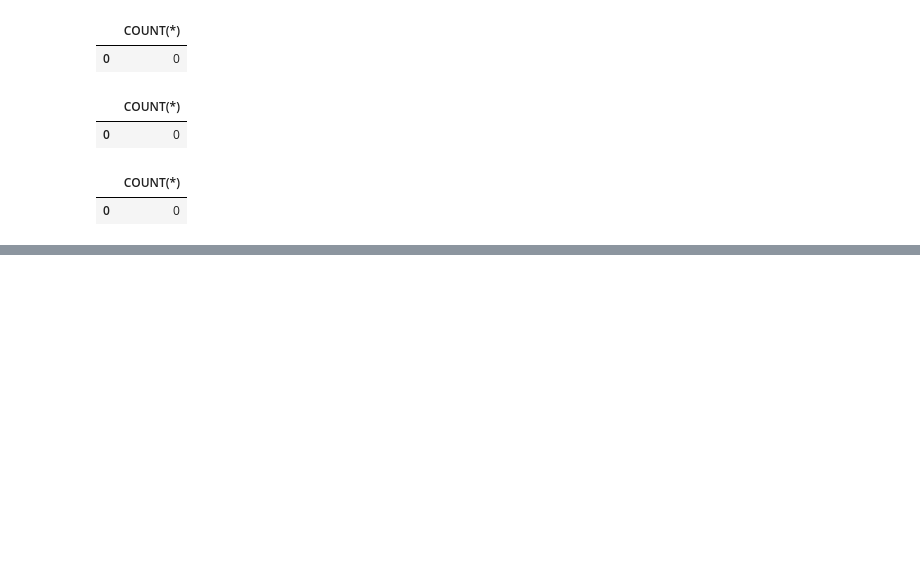
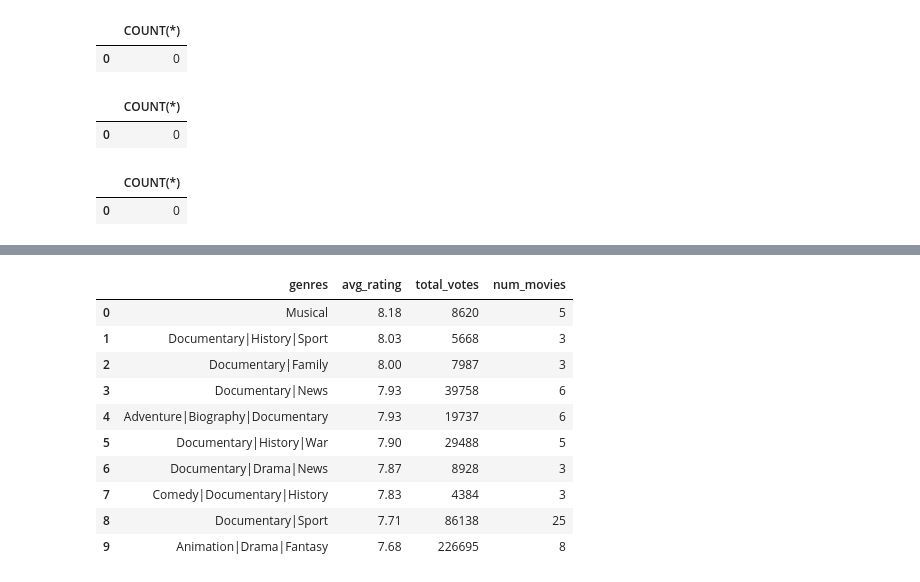
Before and after one commit to elrayoo0/Phase2_group_project, a Jupyter notebook: emma.ipynb, the cells around one changed output, grey strips where cells are left out. Saved outputs shown, nothing was run; the diff lists cells and outputs as text; code cells hidden in the pictures; blank space fills up the shorter version.

```diff
--- a/emma.ipynb
+++ b/emma.ipynb
@@ -190,0 +275,24 @@ pd.read_sql("""SELECT COUNT(*)
+# %%
+pd.read_sql("""SELECT
+            genres, ROUND(AVG(averagerating),2) AS avg_rating, SUM(numvotes) AS total_votes, COUNT(original_title) AS num_movies
+            FROM movie_basics
+            JOIN movie_ratings
+                ON movie_basics.movie_id= movie_ratings.movie_id
+            WHERE numvotes > 1000
+            GROUP BY genres
+            HAVING COUNT(original_title) > 2
+            ORDER BY avg_rating DESC
+            LIMIT 10;
+""", conn)
+# %% [output]
+|  | genres | avg_rating | total_votes | num_movies |
+| 0 | Musical | 8.18 | 8620 | 5 |
+| 1 | Documentary|History|Sport | 8.03 | 5668 | 3 |
+| 2 | Documentary|Family | 8.00 | 7987 | 3 |
+| 3 | Documentary|News | 7.93 | 39758 | 6 |
+| 4 | Adventure|Biography|Documentary | 7.93 | 19737 | 6 |
+| 5 | Documentary|History|War | 7.90 | 29488 | 5 |
+| 6 | Documentary|Drama|News | 7.87 | 8928 | 3 |
+| 7 | Comedy|Documentary|History | 7.83 | 4384 | 3 |
+| 8 | Documentary|Sport | 7.71 | 86138 | 25 |
+| 9 | Animation|Drama|Fantasy | 7.68 | 226695 | 8 |
```
Also changed, not shown: parts of 15 cells of this notebook.
